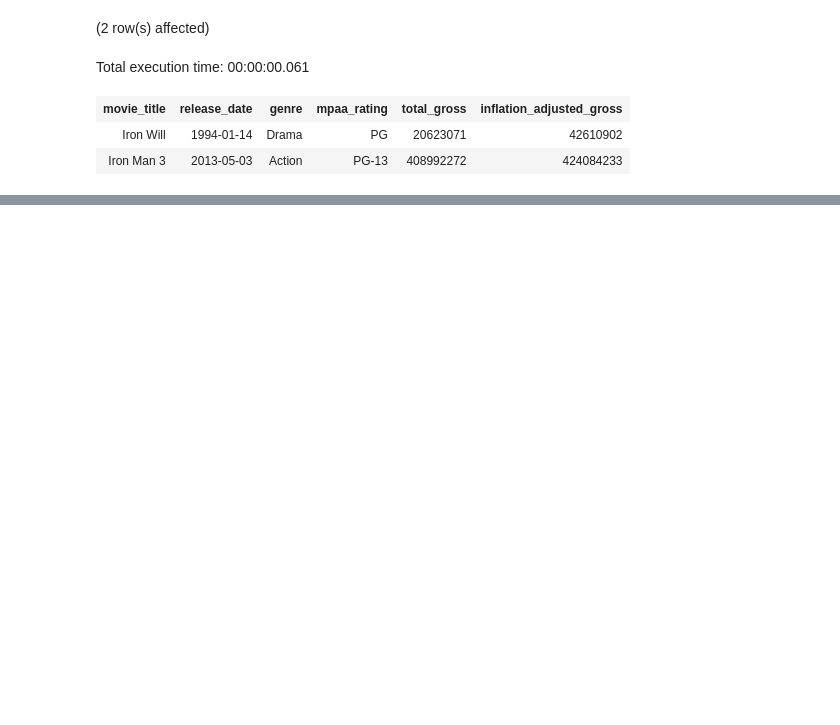
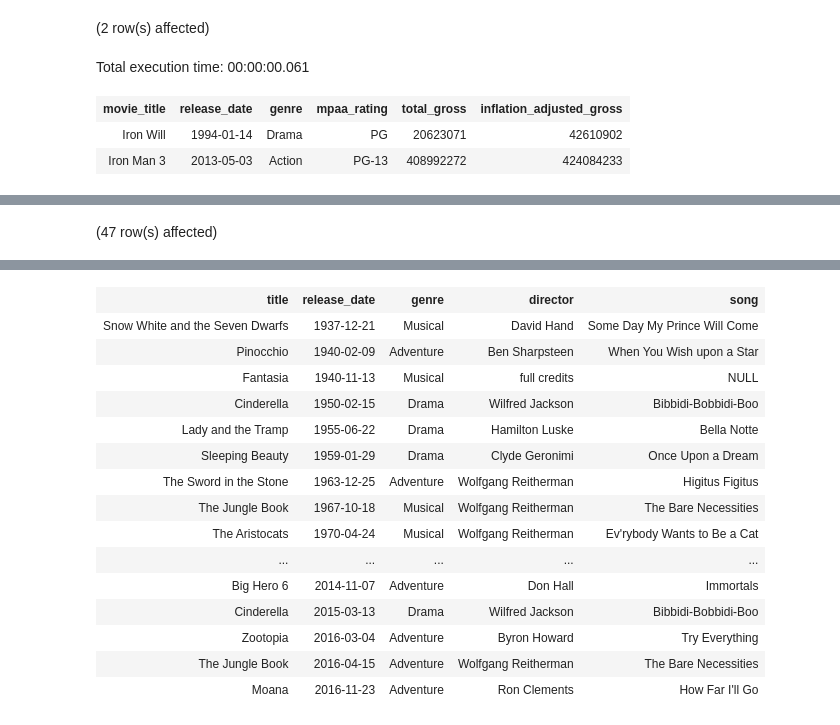
Before and after one commit to prasertcbs/db_class_2021, a Jupyter notebook: notebook/disney.ipynb, the cells around one changed output, grey strips where cells are left out. Cells and saved outputs as stored; diff of their text form; code cells hidden in the pictures; blank space fills up the shorter version.

```diff
--- a/notebook/disney.ipynb
+++ b/notebook/disney.ipynb
@@ -22,0 +155,10 @@ Total execution time: 00:00:00.061
+# %%
+-- select * from director join movie_gross on director.movie_title = movie_gross.movie_title;
+select d.movie_title "title", m.release_date, genre, d.director, s.song
+    from director d
+        inner join movie_gross m on d.movie_title = m.movie_title
+        inner join disney_char s on m.movie_title = s.movie_title;
+-- alias
+-- select * from director join movie_gross using(movie_title)
+# %% [output]
+(47 row(s) affected)
@@ -22,0 +166,16 @@ Total execution time: 00:00:00.061
+| title | release_date | genre | director | song |
+| Snow White and the Seven Dwarfs | 1937-12-21 | Musical | David Hand | Some Day My Prince Will Come |
+| Pinocchio | 1940-02-09 | Adventure | Ben Sharpsteen | When You Wish upon a Star |
+| Fantasia | 1940-11-13 | Musical | full credits | NULL |
+| Cinderella | 1950-02-15 | Drama | Wilfred Jackson | Bibbidi-Bobbidi-Boo |
+| Lady and the Tramp | 1955-06-22 | Drama | Hamilton Luske | Bella Notte |
+| Sleeping Beauty | 1959-01-29 | Drama | Clyde Geronimi | Once Upon a Dream |
+| The Sword in the Stone | 1963-12-25 | Adventure | Wolfgang Reitherman | Higitus Figitus |
+| The Jungle Book | 1967-10-18 | Musical | Wolfgang Reitherman | The Bare Necessities |
+| The Aristocats | 1970-04-24 | Musical | Wolfgang Reitherman | Ev'rybody Wants to Be a Cat |
+| ... | ... | ... | ... | ... |
+| Big Hero 6 | 2014-11-07 | Adventure | Don Hall | Immortals |
+| Cinderella | 2015-03-13 | Drama | Wilfred Jackson | Bibbidi-Bobbidi-Boo |
+| Zootopia | 2016-03-04 | Adventure | Byron Howard | Try Everything |
+| The Jungle Book | 2016-04-15 | Adventure | Wolfgang Reitherman | The Bare Necessities |
+| Moana | 2016-11-23 | Adventure | Ron Clements | How Far I'll Go |
```
Also changed, not shown: parts of 11 cells of this notebook, 2 other files.
